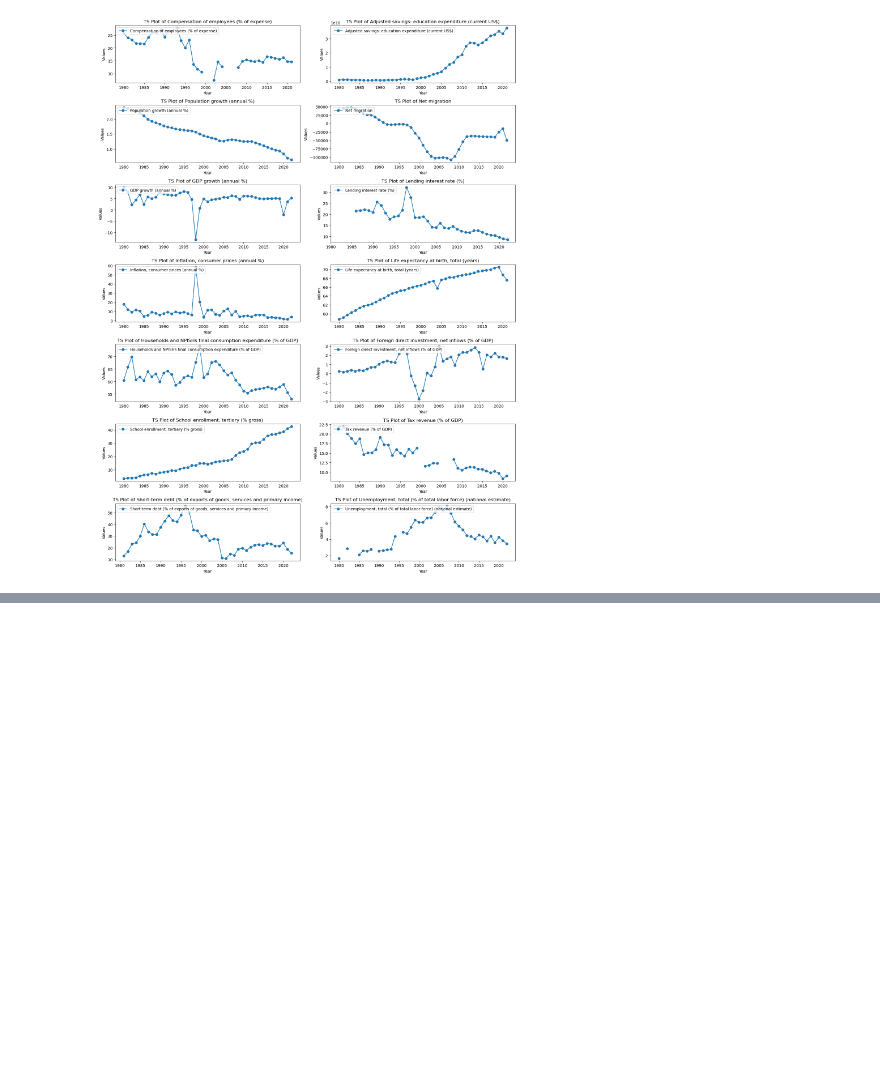
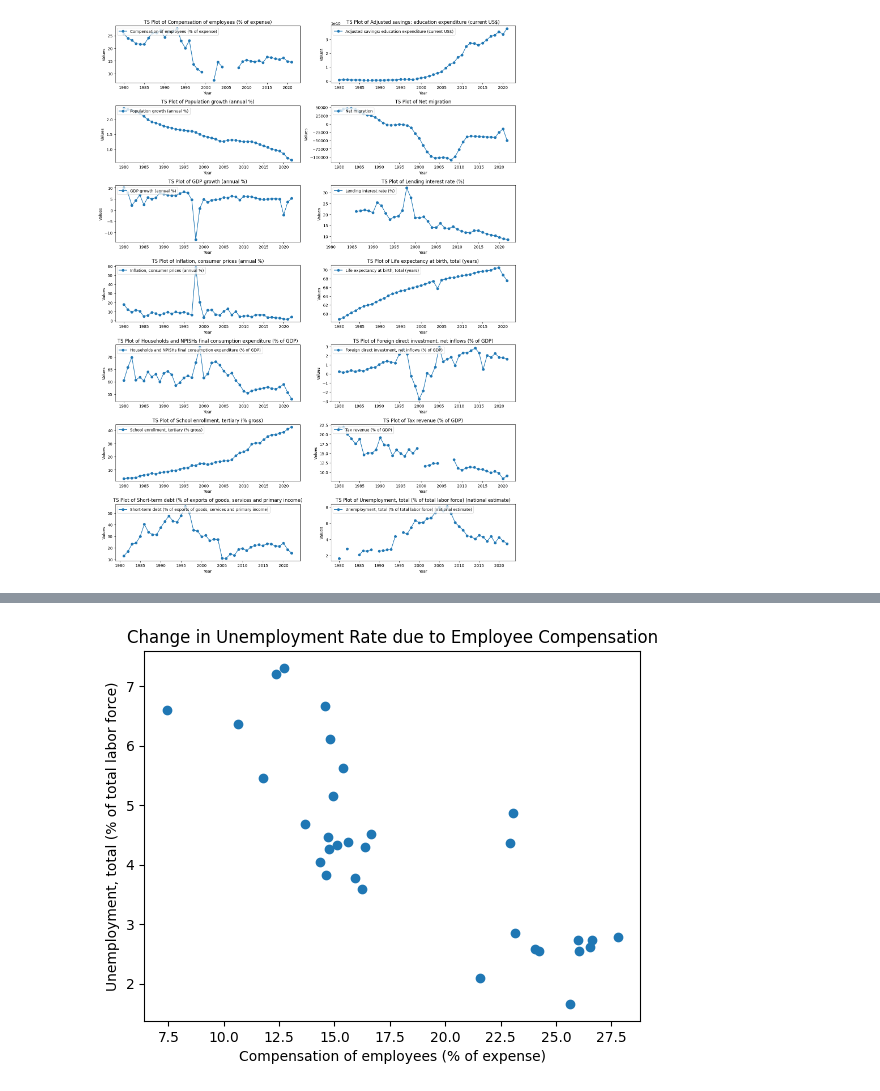
Before and after one commit to cmulya/DATA583-Project, a Jupyter notebook: Project Files/DATA_583_EDA.ipynb, the cells around one changed output, grey strips where cells are left out. Cells and saved outputs as stored; diff of their text form; code cells hidden in the pictures; blank space fills up the shorter version.

```diff
--- a/Project Files/DATA_583_EDA.ipynb
+++ b/Project Files/DATA_583_EDA.ipynb
@@ -348,0 +333,7 @@ plt.show()
+# %%
+plt.scatter(final_df['Compensation of employees (% of expense)'], final_df['Unemployment, total (% of total labor force) (national estimate)'])
+plt.xlabel('Compensation of employees (% of expense)')
+plt.ylabel('Unemployment, total (% of total labor force)')
+plt.title('Change in Unemployment Rate due to Employee Compensation');
+# %% [output]
+[figure, added]
```
Also changed, not shown: parts of 6 cells of this notebook.
